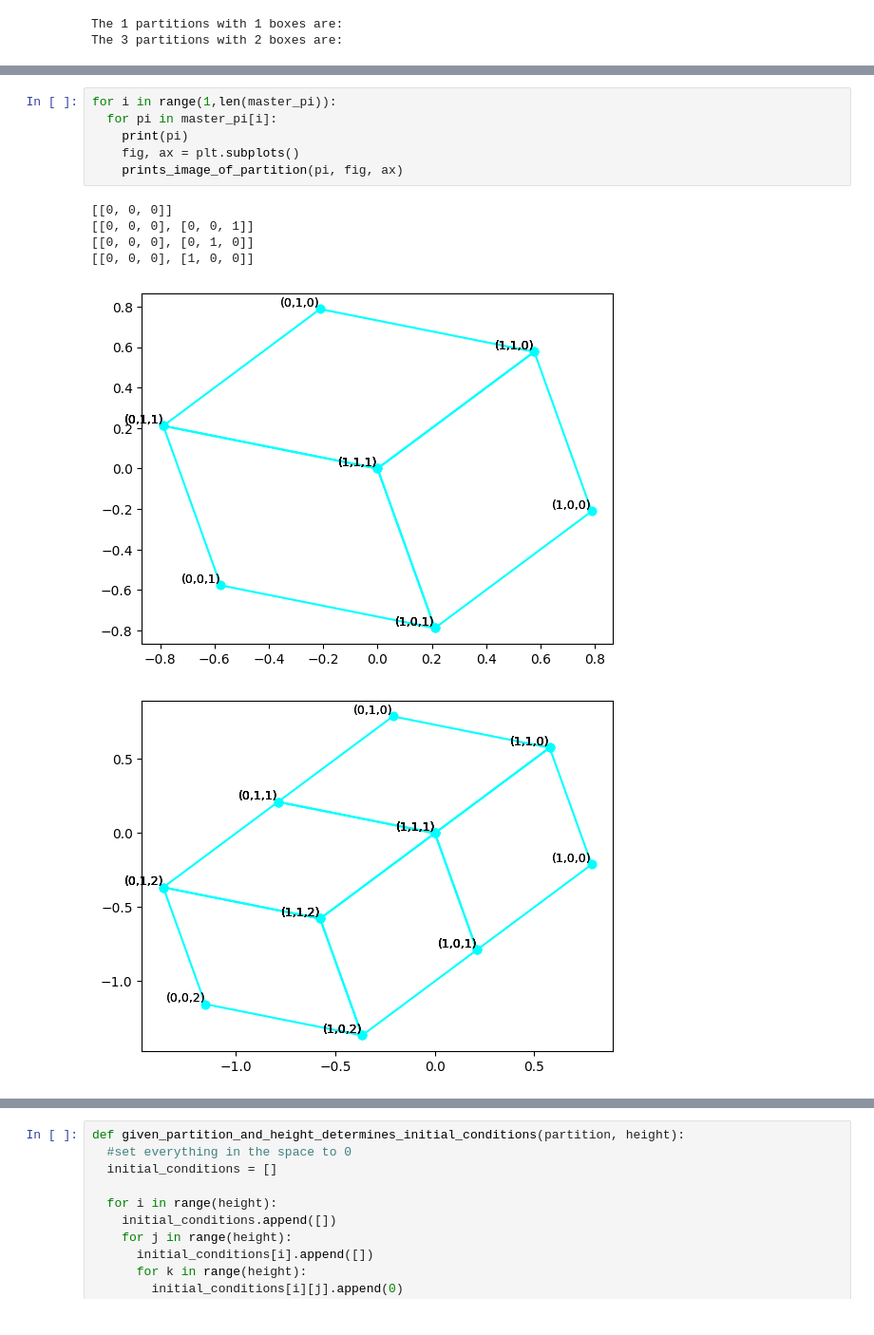
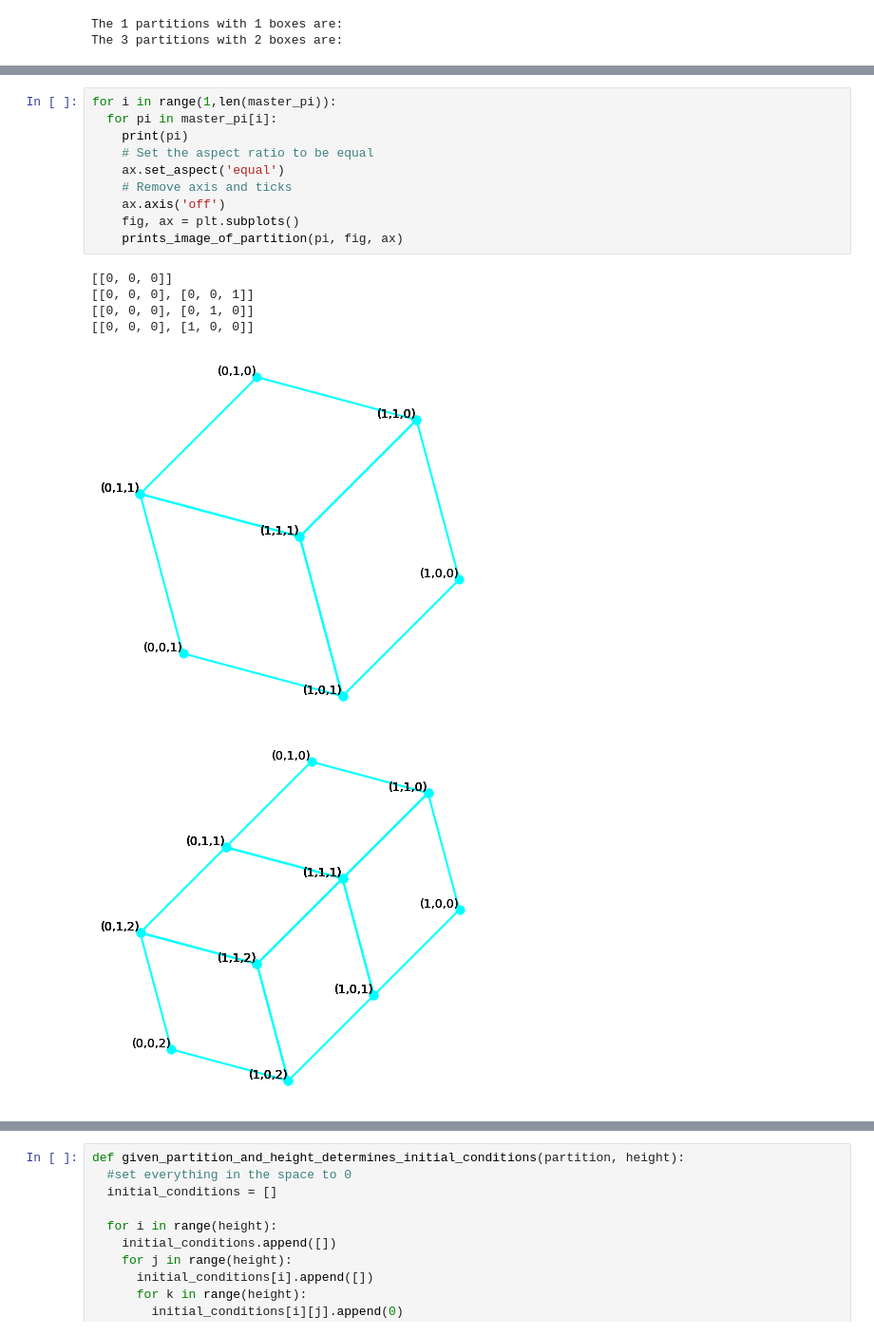
Before and after one commit to megboes/groves-research, a Jupyter notebook: groves.ipynb, the cells around one changed output, grey strips where cells are left out. Shown: that part at 95% size. Saved outputs shown, nothing was run; the diff lists cells and outputs as text.

```diff
--- a/groves.ipynb
+++ b/groves.ipynb
@@ -172,13 +157,17 @@ def prints_image_of_partition(partition, fig, ax):
 # %%
 for i in range(1,len(master_pi)):
   for pi in master_pi[i]:
     print(pi)
+    # Set the aspect ratio to be equal
+    ax.set_aspect('equal')
+    # Remove axis and ticks
+    ax.axis('off')
     fig, ax = plt.subplots()
     prints_image_of_partition(pi, fig, ax)
 # %% [output]
 [[0, 0, 0]]
 [[0, 0, 0], [0, 0, 1]]
 [[0, 0, 0], [0, 1, 0]]
 [[0, 0, 0], [1, 0, 0]]
-[figure, old version]
+[figure, new version]
-[figure, old version]
+[figure, new version]
```
Also changed, not shown: parts of 5 cells of this notebook.
